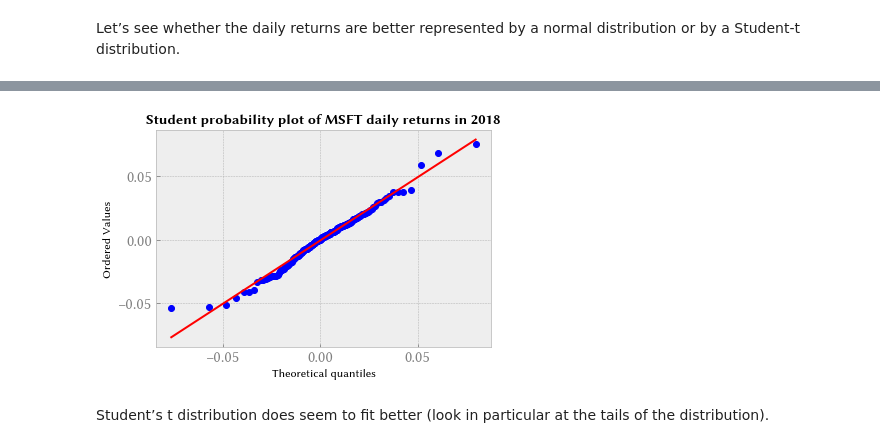
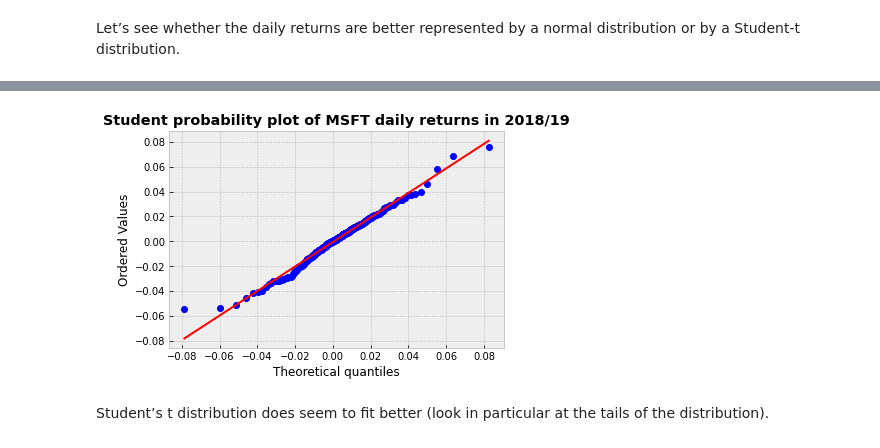
Before and after one commit to Mjboothaus/rewarding-risk, a Jupyter notebook: stocks_risk_eng.ipynb, the cells around one changed output, grey strips where cells are left out. Saved outputs shown, nothing was run; the diff lists cells and outputs as text; code cells hidden in the pictures.

```diff
--- a/stocks_risk_eng.ipynb
+++ b/stocks_risk_eng.ipynb
@@ -44,9 +57,9 @@ def retrieve_stock_data(ticker, start, end):
 # %% [markdown]
 Let’s download some stock market data for Microsoft (stock market ticker is `MSFT`) for the year 2018 and plot its evolution over time. We plot the *adjusted close*, which means the price at the close of each day of trading, adjusted for any events such as dividends, stock splits and new stock offerings during that day.
 # %%
-MSFT = retrieve_stock_data("MSFT", "2018-01-01", "2019-01-01")
+MSFT = retrieve_stock_data("MSFT", "2018-01-01", "2020-01-01")
 fig = plt.figure()
 fig.set_size_inches(10,3)
 MSFT["adjclose"].plot()
-plt.title("Microsoft stock in 2018", weight="bold");
+plt.title("Microsoft stock in 2018/19", weight="bold");
 # %% [output]
@@ -78,9 +91,9 @@ plt.title("Normal probability plot of MSFT daily returns in 2018", weight="bold"
 # %%
 tdf, tmean, tsigma = scipy.stats.t.fit(Q)
 scipy.stats.probplot(Q, dist=scipy.stats.t, sparams=(tdf, tmean, tsigma), plot=plt.figure().add_subplot(111))
-plt.title("Student probability plot of MSFT daily returns in 2018", weight="bold");
+plt.title("Student probability plot of MSFT daily returns in 2018/19", weight="bold");
 # %% [output]
-[figure, old version]
+[figure, new version]
 # %% [markdown]
 Student’s t distribution does seem to fit better (look in particular at the tails of the distribution).
 # %% [markdown]
```
Also changed, not shown: parts of 21 cells of this notebook.
